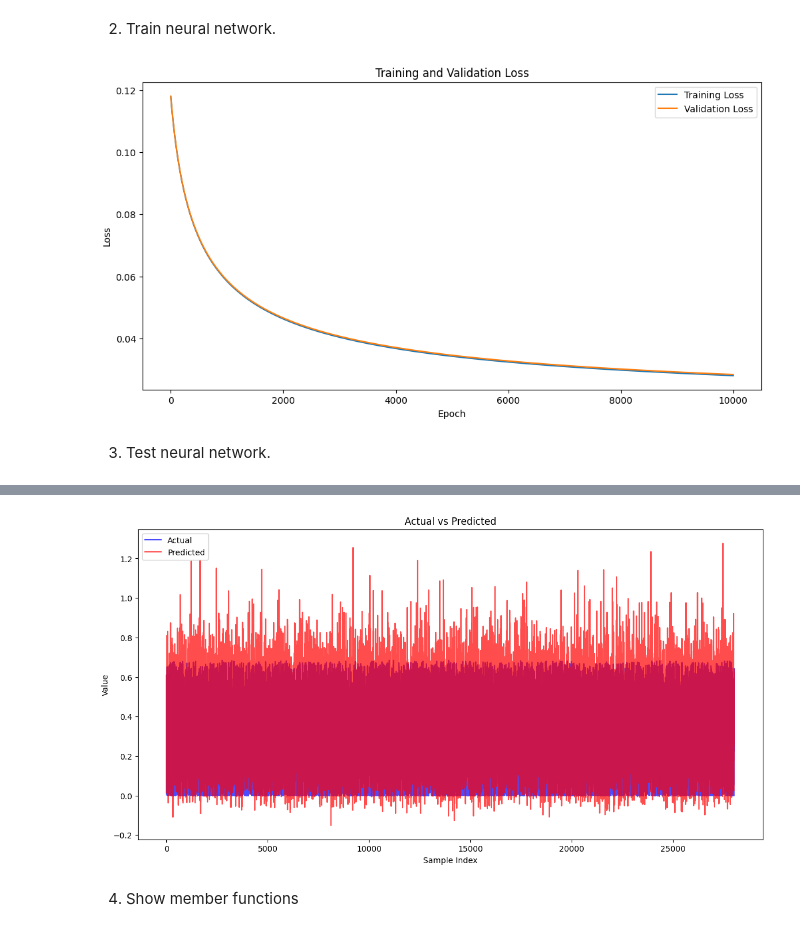
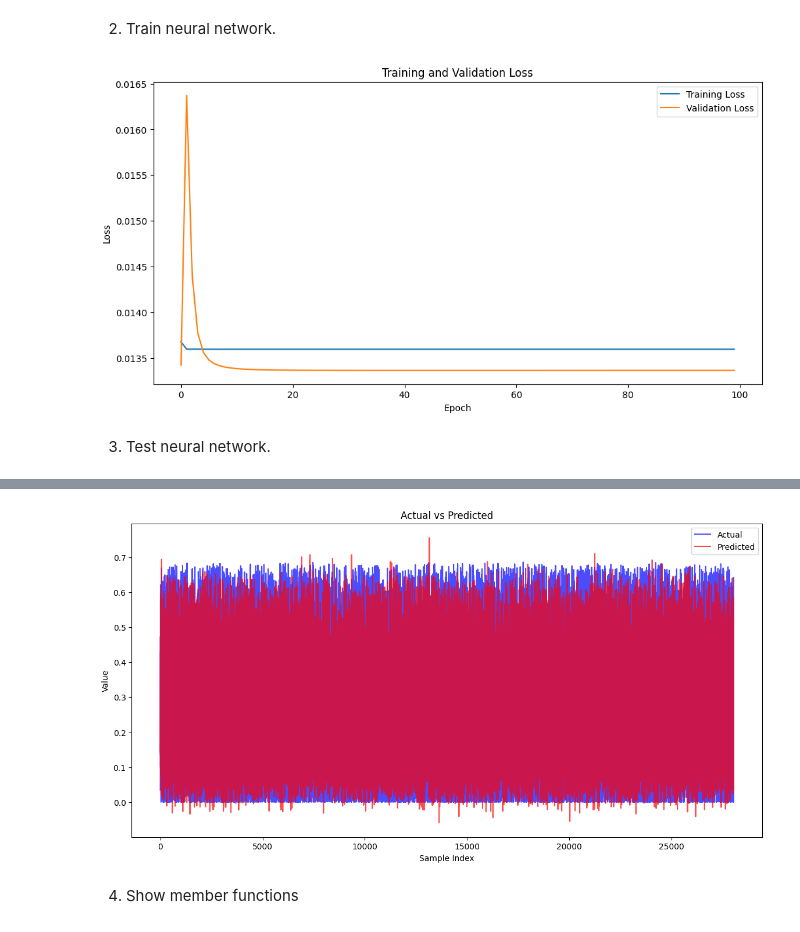
Before and after one commit to melalex/computational-intelligence, a Jupyter notebook: notebooks/wind_turbine_forecasting.ipynb, the cells around one changed output, grey strips where cells are left out. Cells and saved outputs as stored; diff of their text form; code cells hidden in the pictures.

```diff
--- a/notebooks/wind_turbine_forecasting.ipynb
+++ b/notebooks/wind_turbine_forecasting.ipynb
@@ -384,21 +384,21 @@ mf = [
     [GaussianMF(0, 0.75), GaussianMF(1, 0.75)],
 ]
 
-model = Anfis(mem_fun=mf, loss_fun=MEAN_SQUARED_ERROR, learning_rate=1e-2)
+model = Anfis(mem_fun=mf, loss_fun=MEAN_SQUARED_ERROR, learning_rate=1e-3)
 # %% [markdown]
 2. Train neural network.
 # %%
 history = model.fit(
-    x_train, y_train.reshape(-1), epochs=10_000, validation_data=validation_data
+    x_train, y_train.reshape(-1), epochs=100, validation_data=validation_data
 )
 
 plot_loss_history(history)
 # %% [output]
-[figure, old version]
+[figure, new version]
 # %% [markdown]
 3. Test neural network.
 # %%
-y_predicted, _ = model.forward(x_test)
+y_predicted = model.forward(x_test)
 
 print("loss = " + str(MEAN_SQUARED_ERROR.apply(y_test, y_predicted)))
 print(
@@ -413,4 +413,4 @@ R2 score = 0.18687202830591876
-[figure, old version]
+[figure, new version]
 # %% [markdown]
 4. Show member functions
 # %%
```
Also changed, not shown: parts of 3 cells of this notebook, 4 other files.
